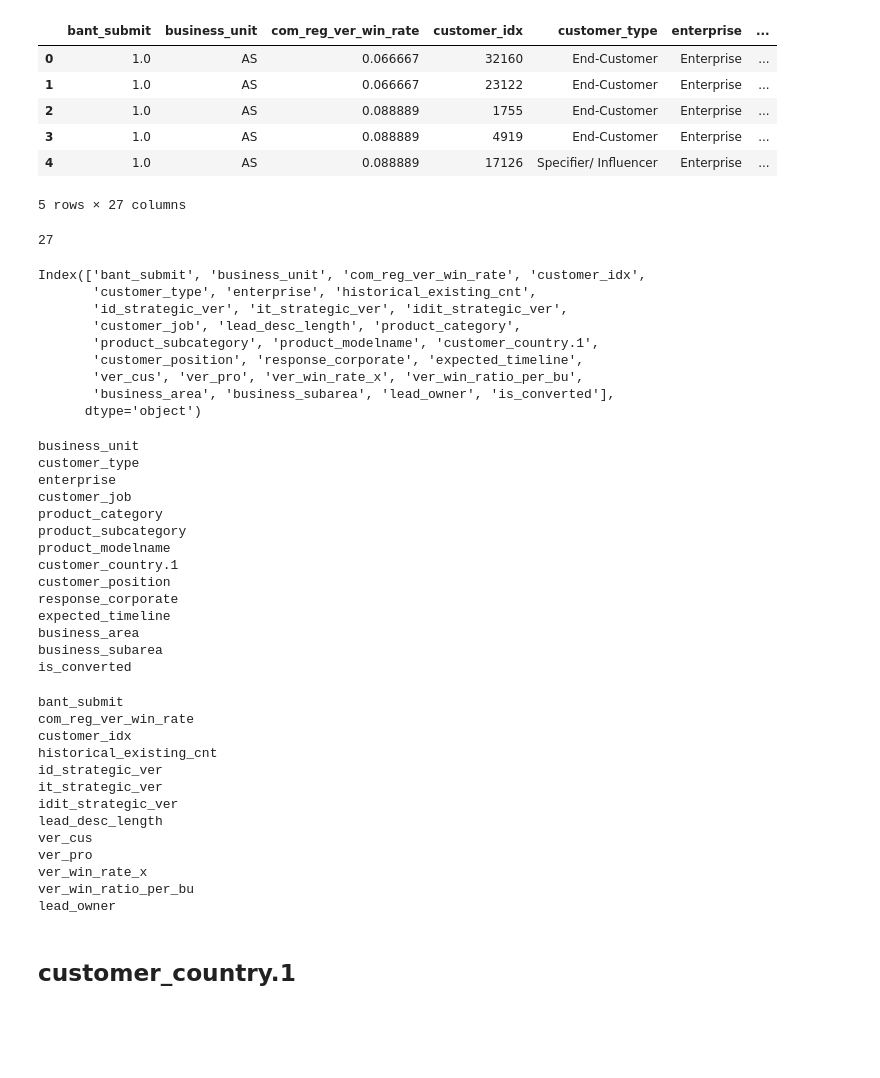
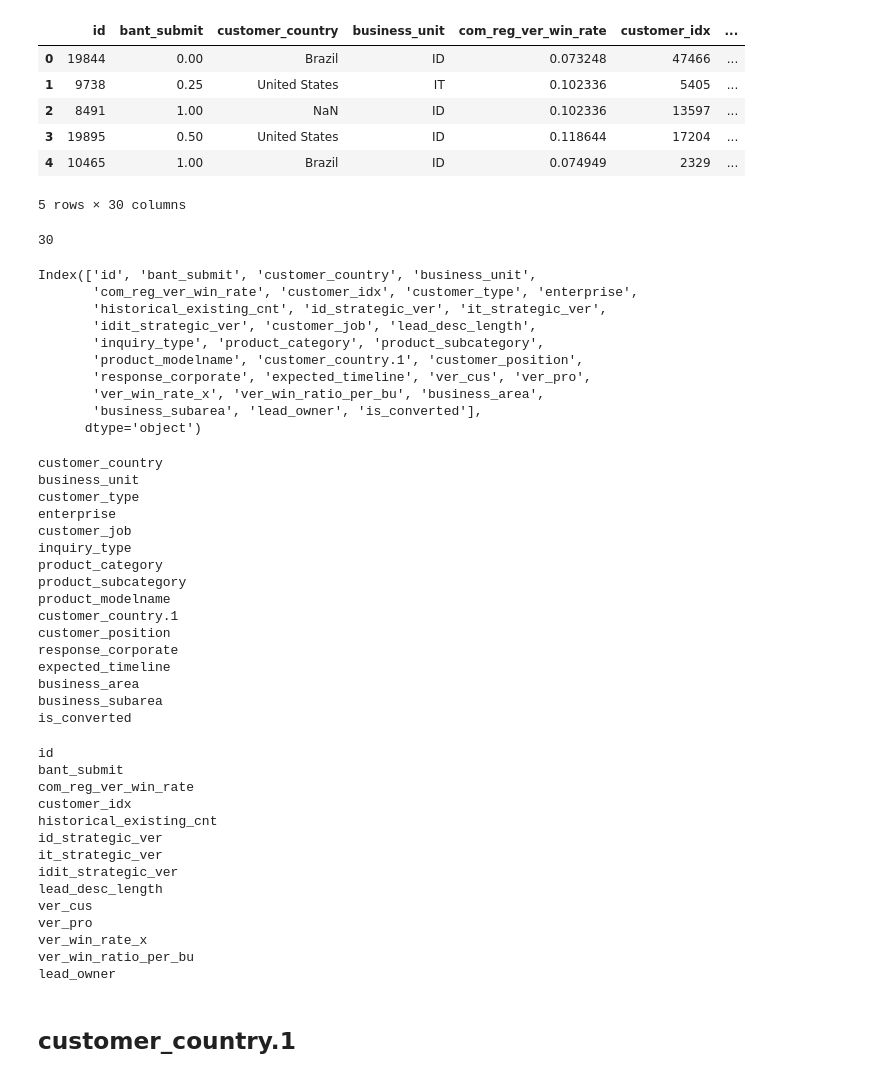
Before and after one commit to AhyoungOh/Coffee, a Jupyter notebook: encoding.ipynb, the cells around one changed output. Saved outputs shown, nothing was run; the diff lists cells and outputs as text; code cells hidden in the pictures; blank space fills up the shorter version.

```diff
--- a/encoding.ipynb
+++ b/encoding.ipynb
@@ -6,27 +8,28 @@ import pandas as pd
 # %%
-df = pd.read_csv('./data/preprocessed_train_fin_two.csv')
+df = pd.read_csv('preprocessed_submission_raw.csv')
 df.head()
 # %% [output]
-|  | bant_submit | business_unit | com_reg_ver_win_rate | customer_idx | customer_type | enterprise | ... |
-| 0 | 1.0 | AS | 0.066667 | 32160 | End-Customer | Enterprise | ... |
-| 1 | 1.0 | AS | 0.066667 | 23122 | End-Customer | Enterprise | ... |
-| 2 | 1.0 | AS | 0.088889 | 1755 | End-Customer | Enterprise | ... |
-| 3 | 1.0 | AS | 0.088889 | 4919 | End-Customer | Enterprise | ... |
-| 4 | 1.0 | AS | 0.088889 | 17126 | Specifier/ Influencer | Enterprise | ... |
+|  | id | bant_submit | customer_country | business_unit | com_reg_ver_win_rate | customer_idx | ... |
+| 0 | 19844 | 0.00 | Brazil | ID | 0.073248 | 47466 | ... |
+| 1 | 9738 | 0.25 | United States | IT | 0.102336 | 5405 | ... |
+| 2 | 8491 | 1.00 | NaN | ID | 0.102336 | 13597 | ... |
+| 3 | 19895 | 0.50 | United States | ID | 0.118644 | 17204 | ... |
+| 4 | 10465 | 1.00 | Brazil | ID | 0.074949 | 2329 | ... |
-5 rows × 27 columns
+5 rows × 30 columns
 # %%
 print(len(df.columns))
 df.columns
 # %% [output]
-27
+30
-Index(['bant_submit', 'business_unit', 'com_reg_ver_win_rate', 'customer_idx',
-       'customer_type', 'enterprise', 'historical_existing_cnt',
-       'id_strategic_ver', 'it_strategic_ver', 'idit_strategic_ver',
-       'customer_job', 'lead_desc_length', 'product_category',
-       'product_subcategory', 'product_modelname', 'customer_country.1',
-       'customer_position', 'response_corporate', 'expected_timeline',
-       'ver_cus', 'ver_pro', 'ver_win_rate_x', 'ver_win_ratio_per_bu',
-       'business_area', 'business_subarea', 'lead_owner', 'is_converted'],
+Index(['id', 'bant_submit', 'customer_country', 'business_unit',
+       'com_reg_ver_win_rate', 'customer_idx', 'customer_type', 'enterprise',
+       'historical_existing_cnt', 'id_strategic_ver', 'it_strategic_ver',
+       'idit_strategic_ver', 'customer_job', 'lead_desc_length',
+       'inquiry_type', 'product_category', 'product_subcategory',
+       'product_modelname', 'customer_country.1', 'customer_position',
+       'response_corporate', 'expected_timeline', 'ver_cus', 'ver_pro',
+       'ver_win_rate_x', 'ver_win_ratio_per_bu', 'business_area',
+       'business_subarea', 'lead_owner', 'is_converted'],
       dtype='object')
 # %%
 # categorical columns
@@ -35,10 +38,12 @@ for col in df.columns:
     if df[col].dtype != 'int64' and df[col].dtype != 'float64':
         print(col)
 # %% [output]
+customer_country
 business_unit
 customer_type
 enterprise
 customer_job
+inquiry_type
 product_category
 product_subcategory
 product_modelname
@@ -56,6 +61,7 @@ for col in df.columns:
     if df[col].dtype == 'int64' or df[col].dtype == 'float64':
         print(col)
 # %% [output]
+id
 bant_submit
 com_reg_ver_win_rate
 customer_idx
```
Also changed, not shown: parts of 50 cells of this notebook, 23 other files.
